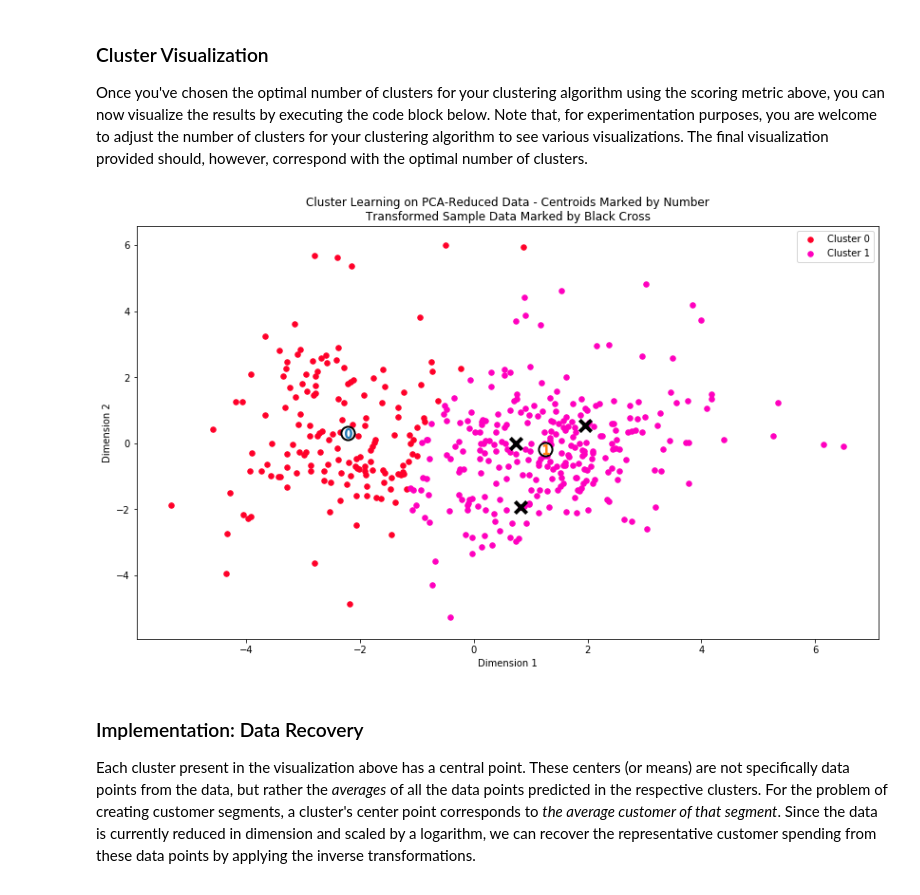
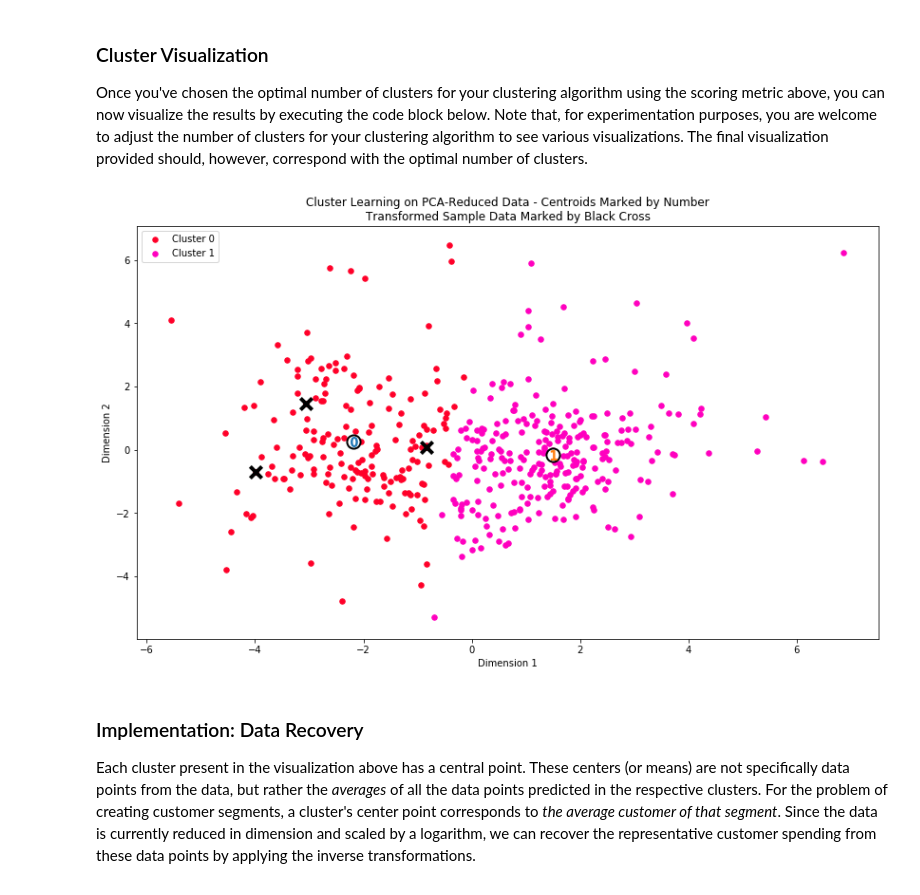
Before and after one commit to wang-zhe/Udacity-Review-Statistics, a Jupyter notebook: customer_segments.ipynb, the cells around one changed output. Drawn from its saved outputs; the diff is of its cells as text; code cells hidden in the pictures.

```diff
--- a/customer_segments.ipynb
+++ b/customer_segments.ipynb
@@ -64,7 +60,8 @@ display(data.describe())
 To get a better understanding of the customers and how their data will transform through the analysis, it would be best to select a few sample data points and explore them in more detail. In the code block below, add **three** indices of your choice to the `indices` list which will represent the customers to track. It is suggested to try different sets of samples until you obtain customers that vary significantly from one another.
 # %%
 # TODO: Select three indices of your choice you wish to sample from the dataset
-indices = [33, 350, 411]
+indices = range (55,58)
+
 
 # Create a DataFrame of the chosen samples
 samples = pd.DataFrame(data.loc[indices], columns = data.keys()).reset_index(drop = True)
@@ -351,9 +312,9 @@ In the code block below, you will need to implement the following:
  - Apply a PCA transformation of `log_samples` using `pca.transform`, and assign the results to `pca_samples`.
 # %%
 from sklearn.decomposition import PCA
+# TODO: Apply PCA by fitting the good data with the same number of dimensions as features
 
-# TODO: Apply PCA by fitting the good data with the same number of dimensions as features
-pca = PCA(n_components=6)
+pca = PCA()
 pca.fit(good_data)
 
 # TODO: Transform log_samples using the PCA fit above
@@ -479,25 +427,25 @@ In the code block below, you will need to implement the following:
  - Import `sklearn.metrics.silhouette_score` and calculate the silhouette score of `reduced_data` against `preds`.
    - Assign the silhouette score to `score` and print the result.
 # %%
-from sklearn.mixture import GaussianMixture as GM
-from sklearn.metrics import silhouette_score as sil_score
+# TODO: Apply your clustering algorithm of choice to the reduced data
+from sklearn.cluster import KMeans
+from sklearn.metrics import silhouette_score
+X = reduced_data
 
-components = [2,3,4,5,6]
-for component in components:
-    # TODO: Apply your clustering algorithm of choice to the reduced data
-    clusterer = GM(n_components=component)
-    clusterer.fit(reduced_data)
+for var in range (2,10):
+    clusterer = KMeans(n_clusters=var, random_state=0).fit(X)
 
     # TODO: Predict the cluster for each data point
     preds = clusterer.predict(reduced_data)
 
     # TODO: Find the cluster centers
-    centers = clusterer.means_
-
+    centers = clusterer.cluster_centers_
     # TODO: Predict the cluster for each transformed sample data point
     sample_preds = clusterer.predict(pca_samples)
 
     # TODO: Calculate the mean silhouette coefficient for the number of clusters chosen
-    score = sil_score(reduced_data,preds)
-    print("{} Components with silhouette score of {}:".format(component,round(score, 2)))
+    score = silhouette_score(reduced_data,preds)
+    s= '- number of cluster=' + repr(var) +  ' and silhouette_score =' +repr(score)
+    print(s)
+    break
 # %% [output]
@@ -519,19 +471,10 @@ I tested up to 6 number of clusters, the silhouette score for each, as printed a
 ### Cluster Visualization
 Once you've chosen the optimal number of clusters for your clustering algorithm using the scoring metric above, you can now visualize the results by executing the code block below. Note that, for experimentation purposes, you are welcome to adjust the number of clusters for your clustering algorithm to see various visualizations. The final visualization provided should, however, correspond with the optimal number of clusters.
 # %%
-clusterer = GM(n_components=2)
-clusterer.fit(reduced_data)
-
-# TODO: Predict the cluster for each data point
-preds = clusterer.predict(reduced_data)
-
-# TODO: Find the cluster centers
-centers = clusterer.means_
-
 # Display the results of the clustering from implementation
 vs.cluster_results(reduced_data, preds, centers, pca_samples)
 # %% [output]
-[figure, old version]
+[figure, new version]
 # %% [markdown]
 ### Implementation: Data Recovery
 Each cluster present in the visualization above has a central point. These centers (or means) are not specifically data points from the data, but rather the *averages* of all the data points predicted in the respective clusters. For the problem of creating customer segments, a cluster's center point corresponds to *the average customer of that segment*. Since the data is currently reduced in dimension and scaled by a logarithm, we can recover the representative customer spending from these data points by applying the inverse transformations.
```
Also changed, not shown: parts of 47 cells of this notebook.
